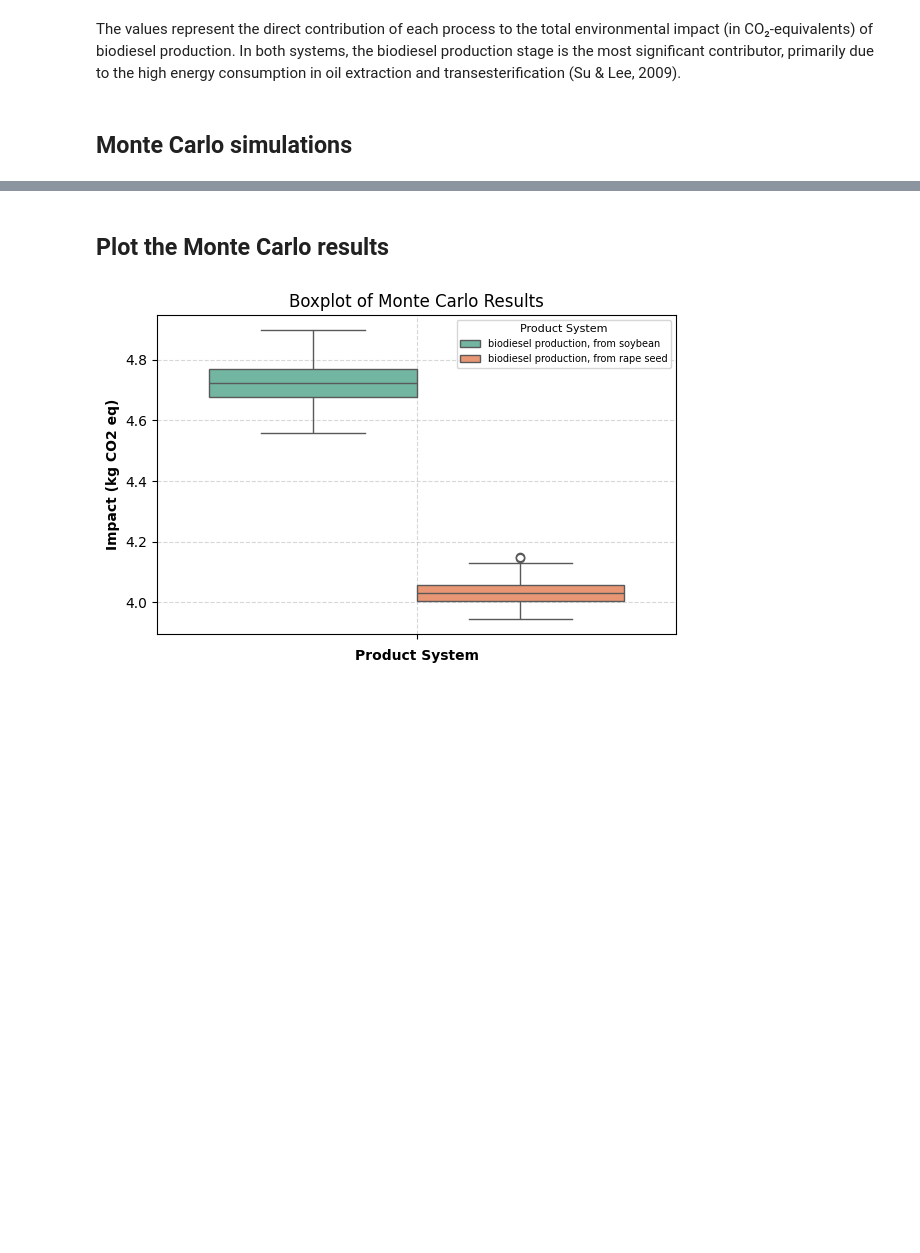
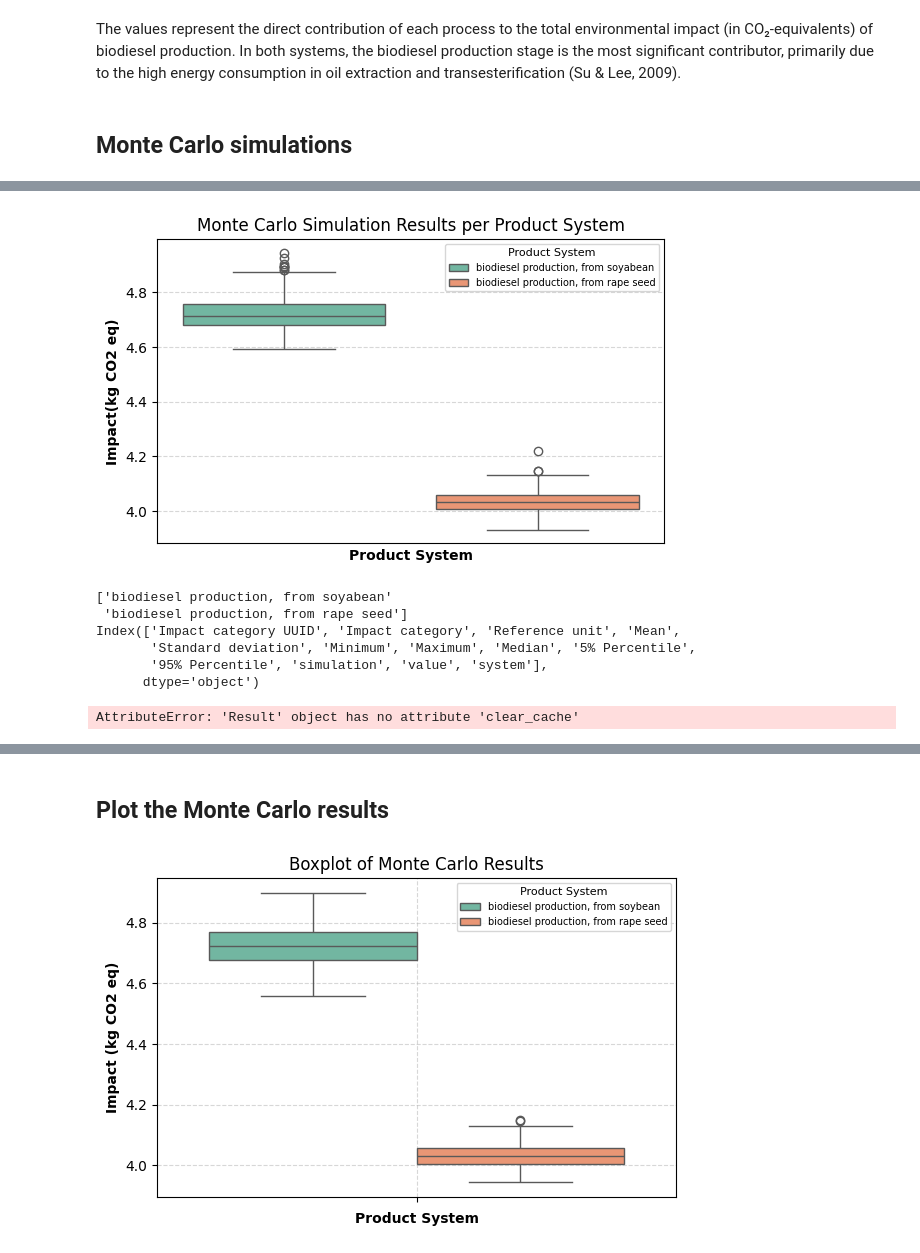
Before and after one commit to SiyueZhang41/Biofuel_productions_OpenLCA, a Jupyter notebook: Biofuels.ipynb, the cells around one changed output, grey strips where cells are left out. Drawn from its saved outputs; the diff is of its cells as text; code cells hidden in the pictures; blank space fills up the shorter version.

Commit message:
monte carlo try

```diff
--- a/Biofuels.ipynb
+++ b/Biofuels.ipynb
@@ -489,0 +446,59 @@ biodiesel production, from soybean    4.676554  4.722606  4.768791  4.89896
+# %%
+file_path = "./simulation_rape_seed.xlsx"
+simulation_rapeseed = pd.read_excel(file_path, sheet_name="Impact Assessment", engine='openpyxl')
+file_path = "./simulation_soyabean.xlsx"
+simulation_soyabean = pd.read_excel(file_path, sheet_name="Impact Assessment", engine='openpyxl')
+
+simulation_rapeseed = simulation_rapeseed.melt(
+    id_vars=["Impact category UUID", "Impact category", "Reference unit", "Mean", "Standard deviation", "Minimum","Maximum", "Median", "5% Percentile", "95% Percentile"],
+    var_name="simulation",
+    value_name="value")
+simulation_rapeseed["system"] = "biodiesel production, from rape seed"
+
+simulation_soybean = simulation_soyabean.melt(
+    id_vars=["Impact category UUID", "Impact category", "Reference unit", "Mean", "Standard deviation", "Minimum","Maximum", "Median", "5% Percentile", "95% Percentile"],
+    var_name="simulation",
+    value_name="value")
+simulation_soybean["system"] = "biodiesel production, from soybean"
+
+df_all = pd.concat([simulation_soybean, simulation_rapeseed], ignore_index=True)
+
+
+# Create the boxplot
+plt.figure(figsize=(6, 4))
+# sns.boxplot(data=df, x="product_system", y="impact", palette="Set2")
+#sns.boxplot(data=df_all, x="system", y="value", palette="Set2", hue="system", dodge=False)
+ax = sns.boxplot(data=df_all, x="system", y="value", palette="Set2")
+
+# Add labels and title
+plt.title("Monte Carlo Simulation Results per Product System")
+plt.xlabel("Product System", fontweight='bold')
+plt.ylabel(f"Impact(kg CO2 eq)", fontweight='bold')
+plt.grid(True, linestyle='--', alpha=0.5)
+plt.tight_layout()
+
+labels = [t.get_text() for t in ax.get_xticklabels()]
+handles = [patch for patch in ax.patches[:len(labels)]]
+
+legend = plt.legend(
+    handles, labels,
+    title="Product System",
+    title_fontsize='8',
+    fontsize='7',
+    loc='upper right',
+)
+
+plt.xticks([])
+plt.show()
+# %% [output]
+[figure, added]
+# %%
+print(df_all["system"].unique())
+print(df_all.columns)
+# %% [output]
+['biodiesel production, from soyabean'
+ 'biodiesel production, from rape seed']
+Index(['Impact category UUID', 'Impact category', 'Reference unit', 'Mean',
+       'Standard deviation', 'Minimum', 'Maximum', 'Median', '5% Percentile',
+       '95% Percentile', 'simulation', 'value', 'system'],
+      dtype='object')
@@ -489,0 +513,4 @@ biodiesel production, from soybean    4.676554  4.722606  4.768791  4.89896
+# %%
+result.clear_cache()
+# %% [output]
+AttributeError: 'Result' object has no attribute 'clear_cache'
```
Also changed, not shown: parts of 9 cells of this notebook.
